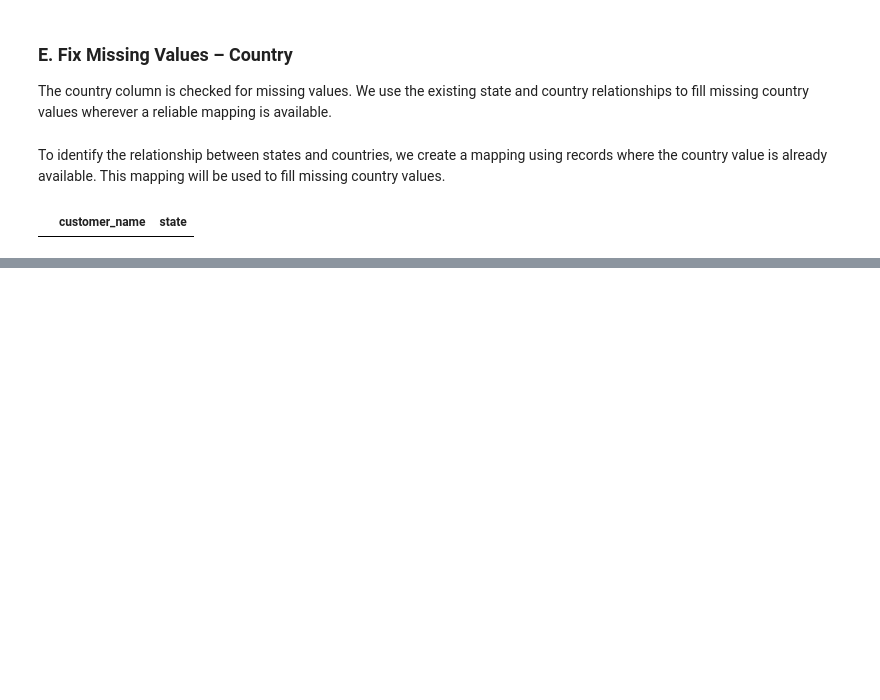
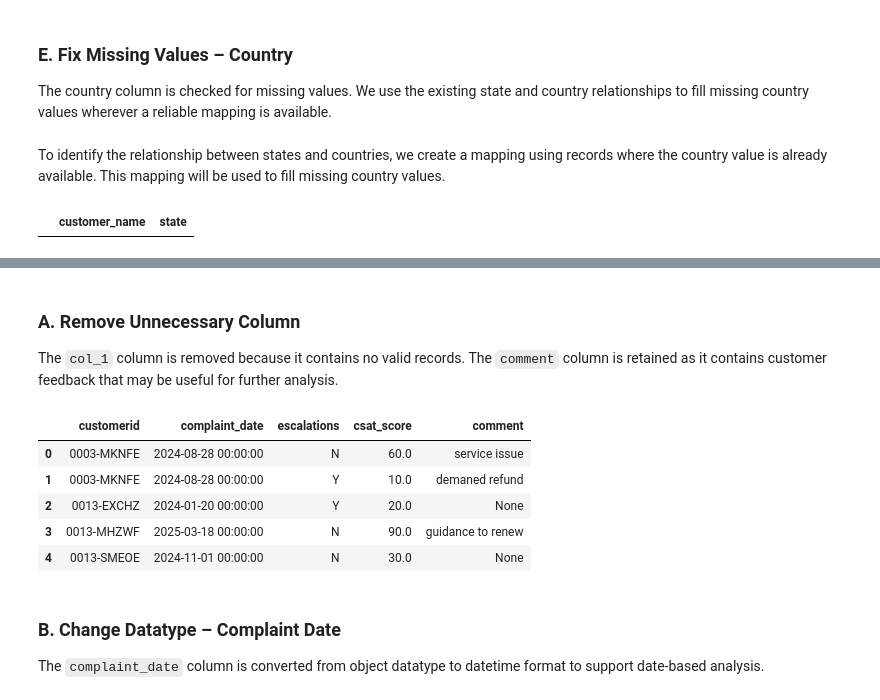
Before and after one commit to mazharakhtar05/Customer_Churn_Analysis, a Jupyter notebook: Customer_Churn_Analysis.ipynb, the cells around one changed output, grey strips where cells are left out. Cells and saved outputs as stored; diff of their text form; code cells hidden in the pictures; blank space fills up the shorter version.

```diff
--- a/Customer_Churn_Analysis.ipynb
+++ b/Customer_Churn_Analysis.ipynb
@@ -271,0 +399,21 @@ df_db_customer[df_db_customer['country'].isna()][['customer_name', 'state']]
+# %% [markdown]
+### A. Remove Unnecessary Column
+
+The `col_1` column is removed because it contains no valid records. The `comment` column is retained as it contains customer feedback that may be useful for further analysis.
+# %%
+# Dropping completely empty column
+
+df_db_support.drop(columns=['col_1'], inplace=True)
+
+df_db_support.head()
+# %% [output]
+|  | customerid | complaint_date | escalations | csat_score | comment |
+| 0 | 0003-MKNFE | 2024-08-28 00:00:00 | N | 60.0 | service issue |
+| 1 | 0003-MKNFE | 2024-08-28 00:00:00 | Y | 10.0 | demaned refund |
+| 2 | 0013-EXCHZ | 2024-01-20 00:00:00 | Y | 20.0 | None |
+| 3 | 0013-MHZWF | 2025-03-18 00:00:00 | N | 90.0 | guidance to renew |
+| 4 | 0013-SMEOE | 2024-11-01 00:00:00 | N | 30.0 | None |
+# %% [markdown]
+### B. Change Datatype – Complaint Date
+
+The `complaint_date` column is converted from object datatype to datetime format to support date-based analysis.
```
Also changed, not shown: parts of 12 cells of this notebook.
